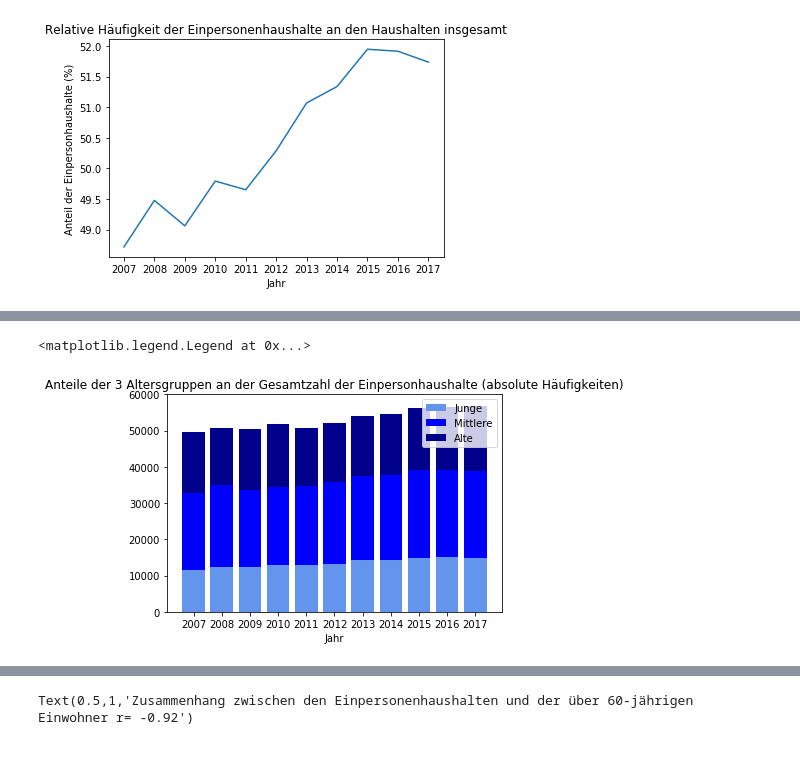
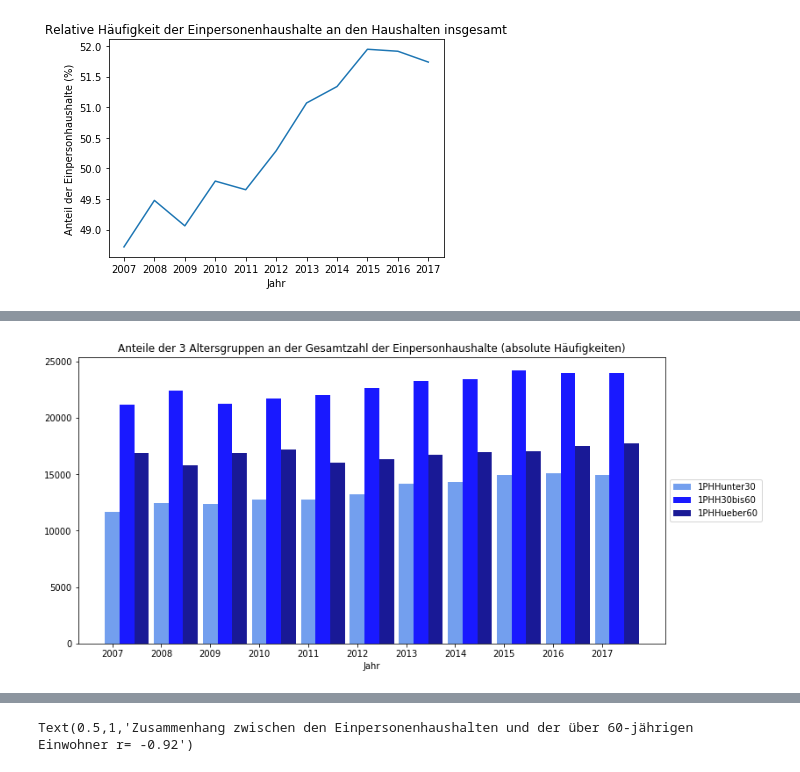
Before and after one commit to tschroeder10961/datascience-urban-segregation, a Jupyter notebook: GruppeD/DatenanalyseKassel_190120.ipynb, the cells around one changed output, grey strips where cells are left out. Drawn from its saved outputs; the diff is of its cells as text; code cells hidden in the pictures.

```diff
--- a/GruppeD/DatenanalyseKassel_190120.ipynb
+++ b/GruppeD/DatenanalyseKassel_190120.ipynb
@@ -604,23 +604,35 @@ plt.show()
 # %%
 # Grafische Darstellung der Entwicklung (2007-2017) der Altersgruppen am Einpersonenhaushalt - absolute Zahlen:
+import numpy as np
 
 junge = kassel["1PHHunter30"]
 mittlere = kassel["1PHH30bis60"]
 alte = kassel["1PHHueber60"]
 
-serie1 = plt.bar(range(len(kassel)), junge, color="CornflowerBlue")
-serie2 = plt.bar(range(len(kassel)), mittlere, bottom=junge, color="Blue")
-serie3 = plt.bar(range(len(kassel)), alte, bottom=junge+mittlere, color="DarkBlue")
+n_groups = 11
 
-plt.xticks(range(len(kassel)), kassel["Jahr"])
+
+plt.figure(figsize=(12, 6))
+index = np.arange(n_groups)
+opacity = 0.9
+bar_width = 0.3
+
+rects1 = plt.bar(index, junge, bar_width, alpha=opacity, color='CornflowerBlue', label='1PHHunter30')
+
+rects2 = plt.bar(index + bar_width, mittlere, bar_width, alpha=opacity, color='Blue', label='1PHH30bis60')
+
+rects3 = plt.bar(index + bar_width*2, alte, bar_width, alpha=opacity, color='DarkBlue',label='1PHHueber60')
+
+
+plt.xlabel("Jahr")
 plt.title("Anteile der 3 Altersgruppen an der Gesamtzahl der Einpersonhaushalte (absolute Häufigkeiten)")
-plt.xlabel("Jahr")
-plt.ylim(0,60000)
+plt.xticks(range(len(kassel)), kassel['Jahr'])
+plt.legend(loc="center left", bbox_to_anchor=(1, 0.5))
 
-plt.legend((serie1,serie2,serie3), ("Junge", "Mittlere", "Alte"))
+
+plt.show()
 # %% [output]
-<matplotlib.legend.Legend at 0x...>
-[figure, old version]
+[figure, new version]
 # %%
 # Entwicklung der Gesamtzahl der Einpersonenhaushalte von 2007-2017:
 
```
Also changed, not shown: parts of 9 cells of this notebook.
